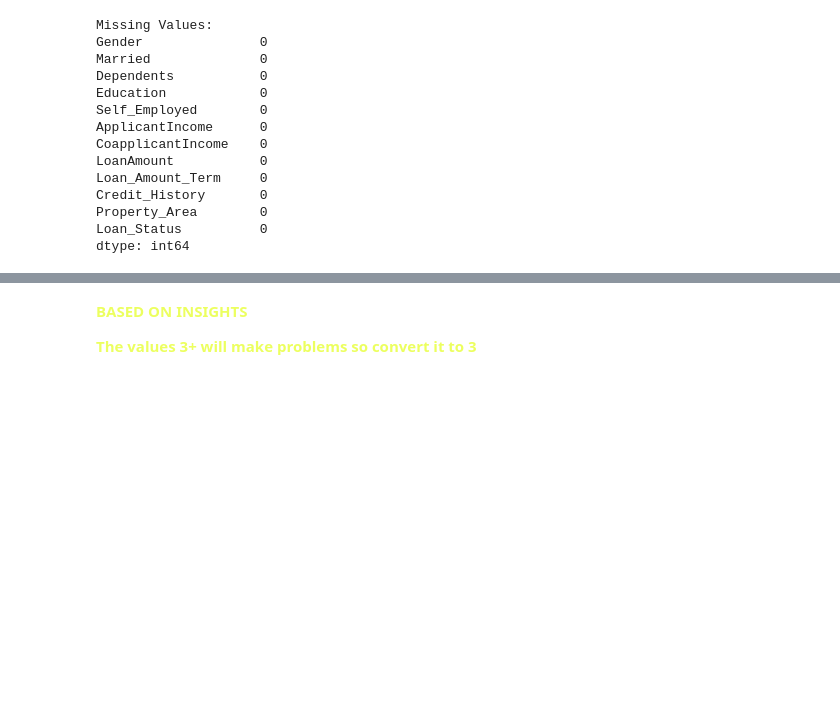
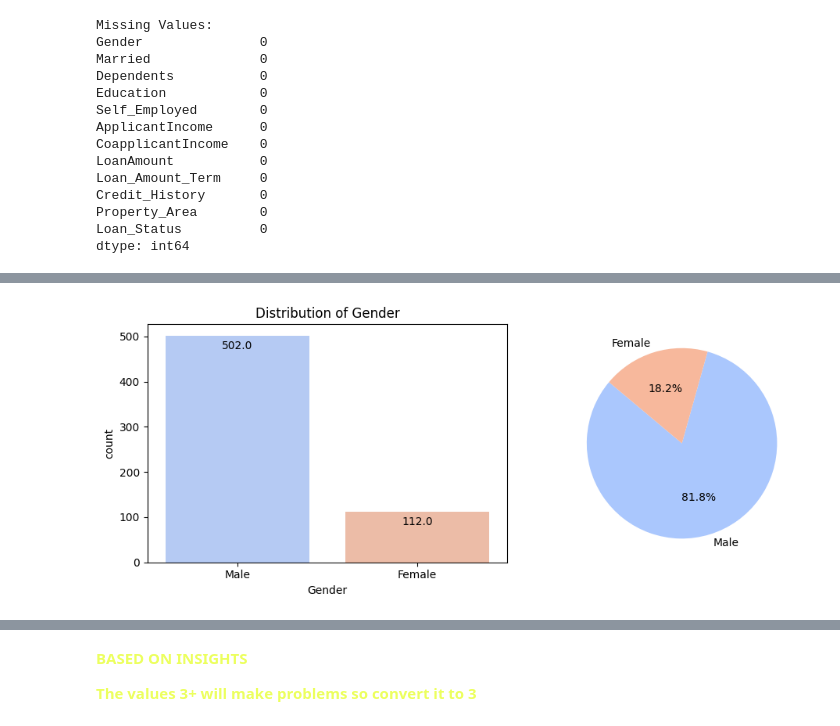
Before and after one commit to anoureddin/mlt_loan_app, a Jupyter notebook: eda_ml_data/notebooks/eda_and_cleaning.ipynb, the cells around one changed output, grey strips where cells are left out. Cells and saved outputs as stored; diff of their text form; code cells hidden in the pictures; blank space fills up the shorter version.

Commit message:
Visualized features, target, correlations, next step: modeling.

```diff
--- a/eda_ml_data/notebooks/eda_and_cleaning.ipynb
+++ b/eda_ml_data/notebooks/eda_and_cleaning.ipynb
@@ -207,0 +228,23 @@ dtype: int64
+# %%
+plt.figure(figsize=(10, 4))
+
+# Define palette colors to reuse for pie chart
+palette = sns.color_palette("coolwarm", n_colors=df['Gender'].nunique())
+
+# Subplot 1: Countplot
+ax1 = plt.subplot(1, 2, 1)
+ax = sns.countplot(x='Gender', hue='Gender', data=df, palette=palette, legend=False, ax=ax1)
+plt.title('Distribution of Gender')
+for p in ax.patches:
+    ax.annotate(f'{p.get_height()}',
+                (p.get_x() + p.get_width() / 2, p.get_height() - 10),
+                ha='center', va='top')
+
+# Subplot 2: Pie chart
+ax2 = plt.subplot(1, 2, 2)
+gender_counts = df['Gender'].value_counts()
+ax2.pie(gender_counts, labels=gender_counts.index, colors=palette, autopct='%1.1f%%', startangle=140)
+plt.tight_layout()
+plt.show()
+# %% [output]
+[figure, added]
```
Also changed, not shown: parts of 29 cells of this notebook.
